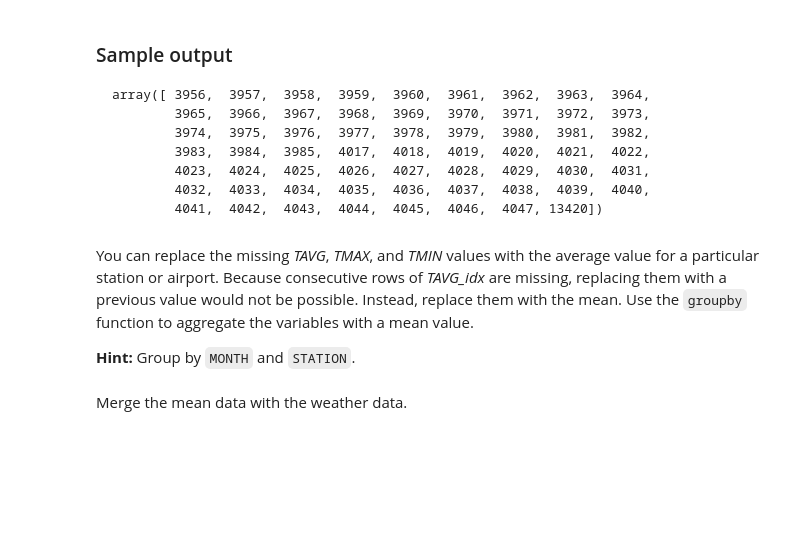
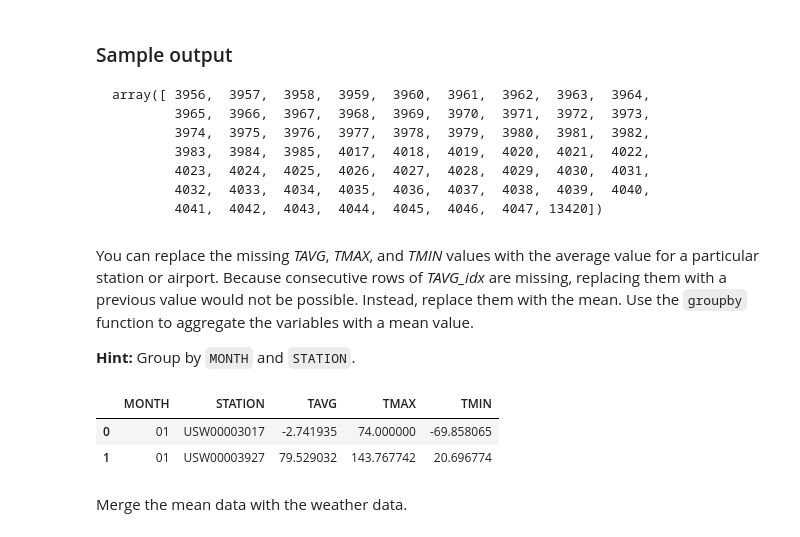
Before and after one commit to Ajia-code/AWS-Machine-Learning-, a Jupyter notebook: Flight_Delay-Student.ipynb, the cells around one changed output. Saved outputs shown, nothing was run; the diff lists cells and outputs as text; code cells hidden in the pictures; blank space fills up the shorter version.

```diff
--- a/Flight_Delay-Student.ipynb
+++ b/Flight_Delay-Student.ipynb
@@ -1201,8 +1103,12 @@ You can replace the missing *TAVG*, *TMAX*, and *TMIN* values with the average v
 
 **Hint:** Group by `MONTH` and `STATION`.
 # %%
-weather_impute = weather.groupby([<CODE>]).agg({'TAVG':'mean','TMAX':'mean', 'TMIN':'mean' }).reset_index()# Enter your code here
+weather_impute = weather.groupby(['MONTH','STATION']).agg({'TAVG':'mean','TMAX':'mean', 'TMIN':'mean' }).reset_index()# Enter your code here
 weather_impute.head(2)
+# %% [output]
+|  | MONTH | STATION | TAVG | TMAX | TMIN |
+| 0 | 01 | USW00003017 | -2.741935 | 74.000000 | -69.858065 |
+| 1 | 01 | USW00003927 | 79.529032 | 143.767742 | 20.696774 |
 # %% [markdown]
 Merge the mean data with the weather data.
 # %%
```
Also changed, not shown: parts of 37 cells of this notebook.
